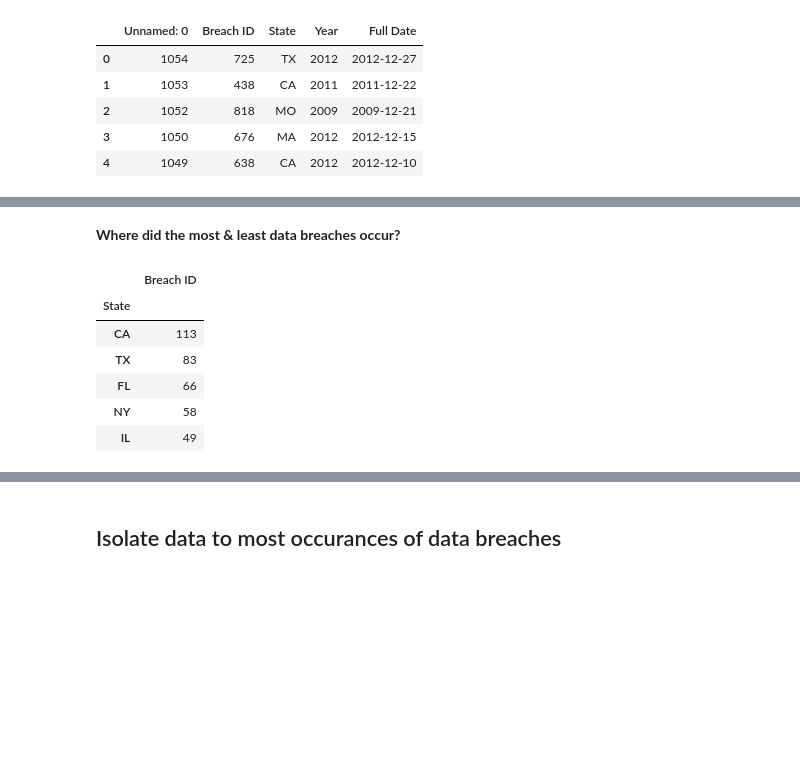
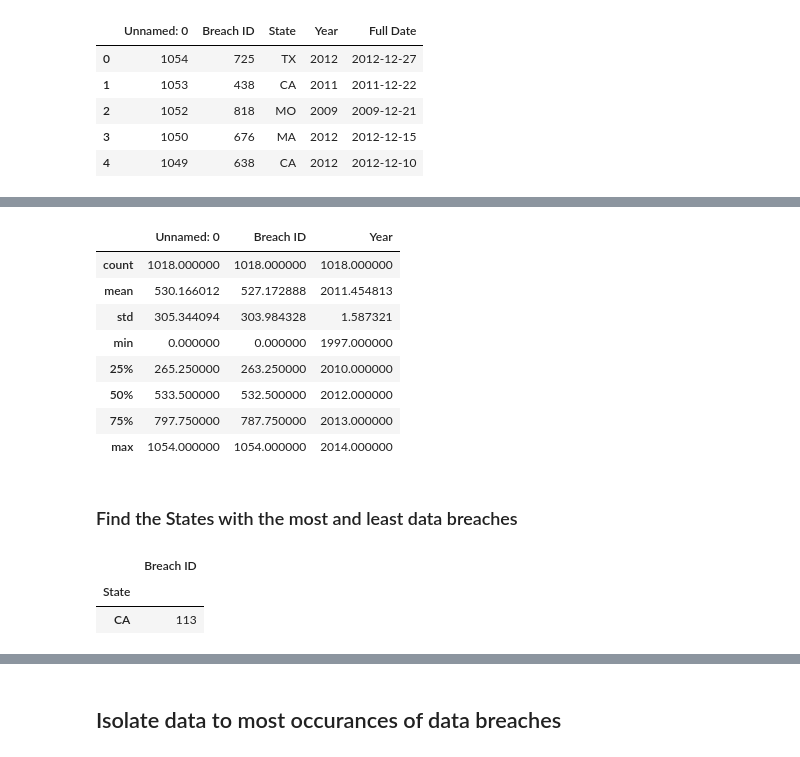
Before and after one commit to eglulu6/Project_1_Team_Platypus, a Jupyter notebook: data_slicing-Copy1.ipynb, the cells around one changed output, grey strips where cells are left out. Cells and saved outputs as stored; diff of their text form; code cells hidden in the pictures; blank space fills up the shorter version.

```diff
--- a/data_slicing-Copy1.ipynb
+++ b/data_slicing-Copy1.ipynb
@@ -20,7 +26,7 @@ cyber_data.head()
 | 4 | 1049 | 638 | CA | 2012 | 2012-12-10 |
 # %%
 # drop unneeded column
-cyber_data = cyber_data.drop(['Unnamed: 0'], axis=1)
+# cyber_data = cyber_data.drop(['Unnamed: 0'], axis=1)
 
 # add month column
 cyber_data['Month'] = pd.DatetimeIndex(cyber_data['Full Date']).month
@@ -36,15 +57,31 @@ cyber_data.head()
+# %%
+cyber_data.describe()
+# %% [output]
+|  | Unnamed: 0 | Breach ID | Year |
+| count | 1018.000000 | 1018.000000 | 1018.000000 |
+| mean | 530.166012 | 527.172888 | 2011.454813 |
+| std | 305.344094 | 303.984328 | 1.587321 |
+| min | 0.000000 | 0.000000 | 1997.000000 |
+| 25% | 265.250000 | 263.250000 | 2010.000000 |
+| 50% | 533.500000 | 532.500000 | 2012.000000 |
+| 75% | 797.750000 | 787.750000 | 2013.000000 |
+| max | 1054.000000 | 1054.000000 | 2014.000000 |
 # %% [markdown]
-**Where did the most & least data breaches occur?**
+### Find the States with the most and least data breaches
 # %%
 # group data and count breach occurances
 # sort values so that the max is at the top and min is last
-state_breach_count = pd.DataFrame(cyber_data.groupby(['State'])['Breach ID'].count().sort_values(ascending=False))
-state_breach_count.head()
+top_breach_States = pd.DataFrame(cyber_data.groupby(['State'])['Breach ID'].count().sort_values(ascending=False))
+
+# use describe to identify min/max values for boolean then convert to int
+st_breach_max = int(top_breach_States.describe().max())
+st_breach_min = int(top_breach_States.describe().min())
+
+#isolate the min State
+top_breach_States[top_breach_States['Breach ID']==st_breach_min]
+# isolate the max State
+top_breach_States[top_breach_States['Breach ID']==st_breach_max]
 # %% [output]
 |  | Breach ID |
 | State |  |
 | CA | 113 |
-| TX | 83 |
-| FL | 66 |
-| NY | 58 |
-| IL | 49 |
```
Also changed, not shown: parts of 58 cells of this notebook, 6 other files.
